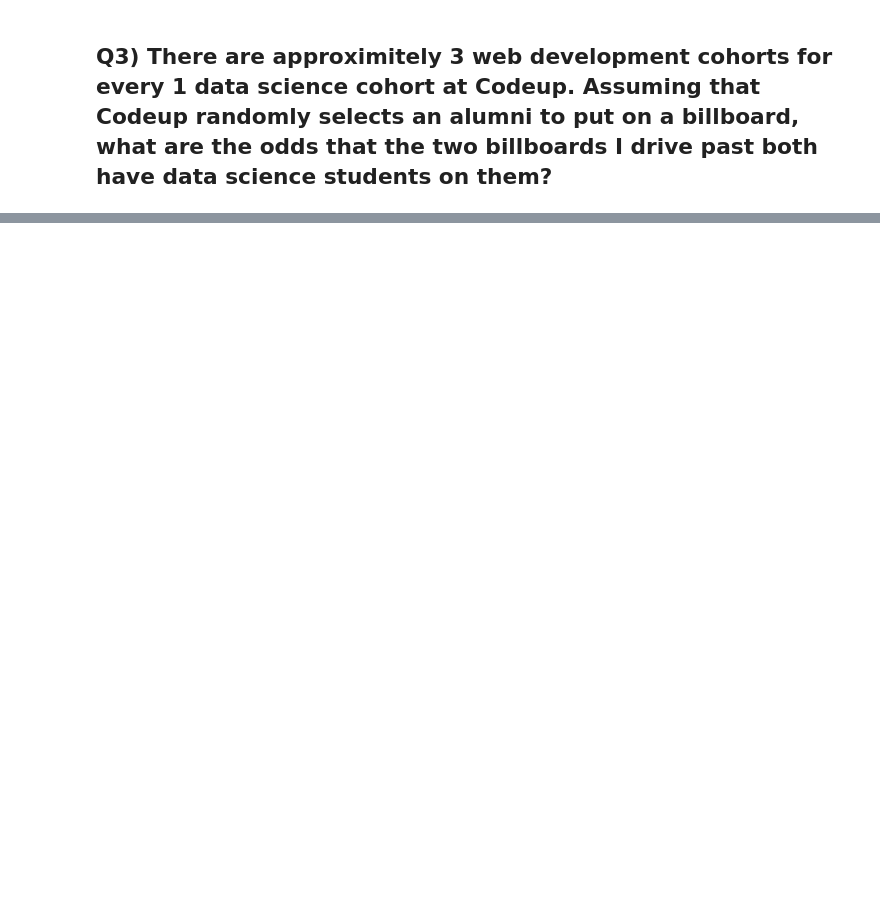
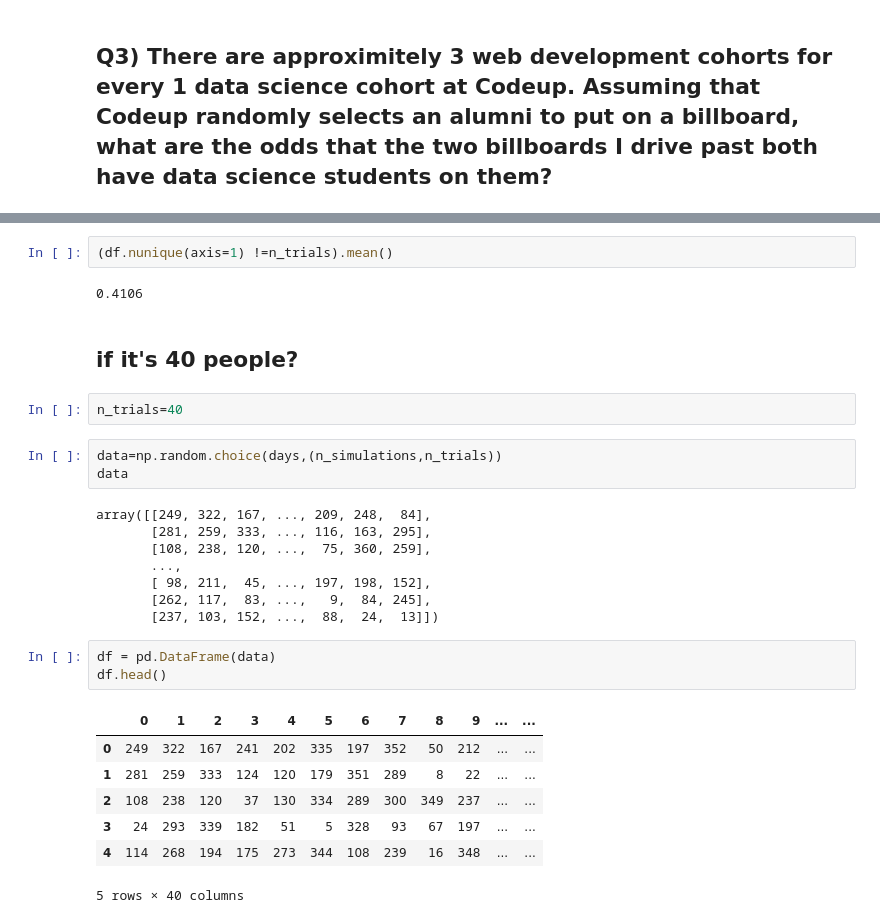
Before and after one commit to sikandar-shrestha/statistics-exercises, a Jupyter notebook: simulation.ipynb, the cells around one changed output, grey strips where cells are left out. Saved outputs shown, nothing was run; the diff lists cells and outputs as text; blank space fills up the shorter version.

```diff
--- a/simulation.ipynb
+++ b/simulation.ipynb
@@ -341,0 +636,30 @@ Probability of at least two people sharing a birthday (40 people): 0.4114
+# %%
+(df.nunique(axis=1) !=n_trials).mean()
+# %% [output]
+0.4106
+# %% [markdown]
+## if it's 40 people?
+# %%
+n_trials=40
+# %%
+data=np.random.choice(days,(n_simulations,n_trials))
+data
+# %% [output]
+array([[249, 322, 167, ..., 209, 248,  84],
+       [281, 259, 333, ..., 116, 163, 295],
+       [108, 238, 120, ...,  75, 360, 259],
+       ...,
+       [ 98, 211,  45, ..., 197, 198, 152],
+       [262, 117,  83, ...,   9,  84, 245],
+       [237, 103, 152, ...,  88,  24,  13]])
+# %%
+df = pd.DataFrame(data)
+df.head()
+# %% [output]
+|  | 0 | 1 | 2 | 3 | 4 | 5 | 6 | 7 | 8 | 9 | ... | ... |
+| 0 | 249 | 322 | 167 | 241 | 202 | 335 | 197 | 352 | 50 | 212 | ... | ... |
+| 1 | 281 | 259 | 333 | 124 | 120 | 179 | 351 | 289 | 8 | 22 | ... | ... |
+| 2 | 108 | 238 | 120 | 37 | 130 | 334 | 289 | 300 | 349 | 237 | ... | ... |
+| 3 | 24 | 293 | 339 | 182 | 51 | 5 | 328 | 93 | 67 | 197 | ... | ... |
+| 4 | 114 | 268 | 194 | 175 | 273 | 344 | 108 | 239 | 16 | 348 | ... | ... |
+5 rows × 40 columns
```
Also changed, not shown: parts of 104 cells of this notebook, 1 other file.
